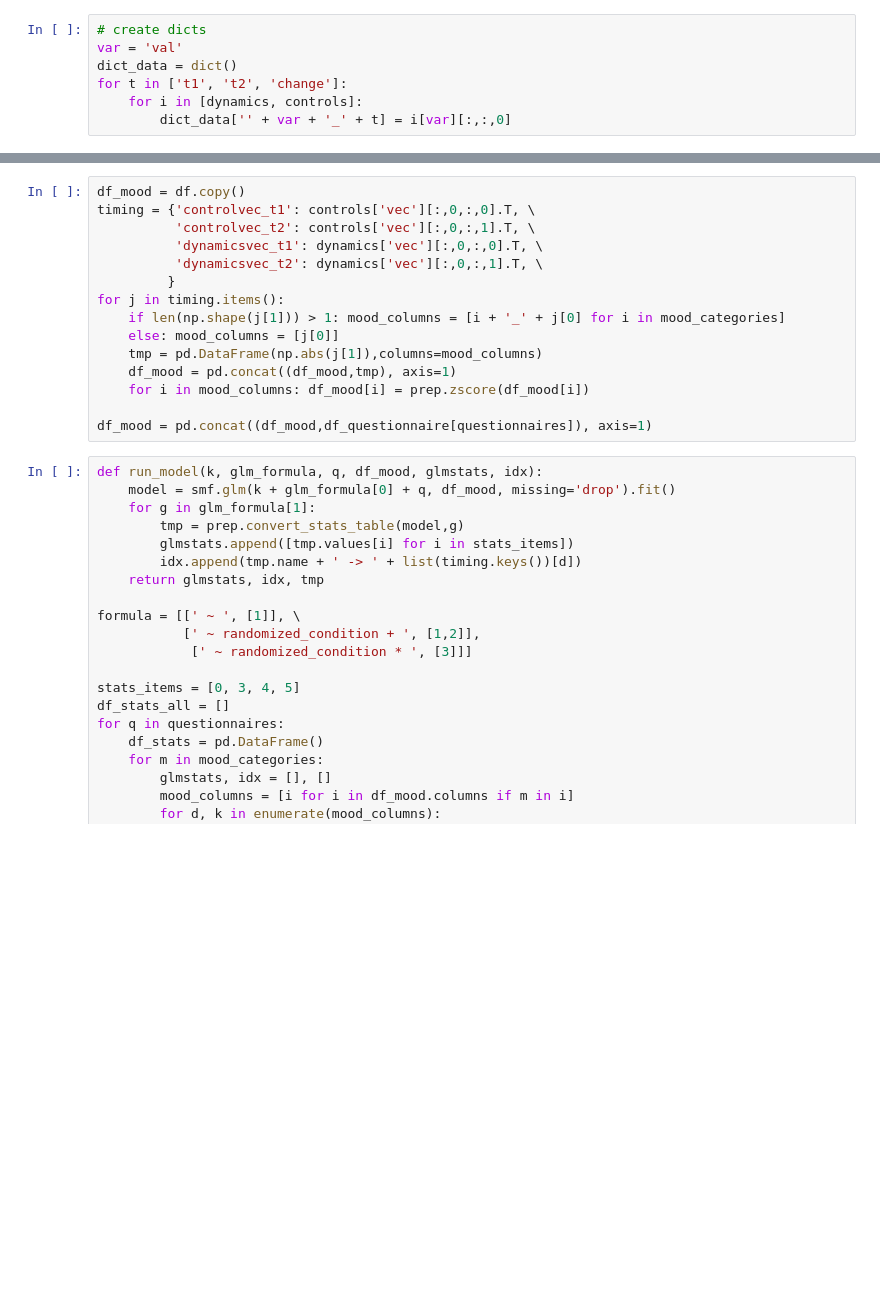
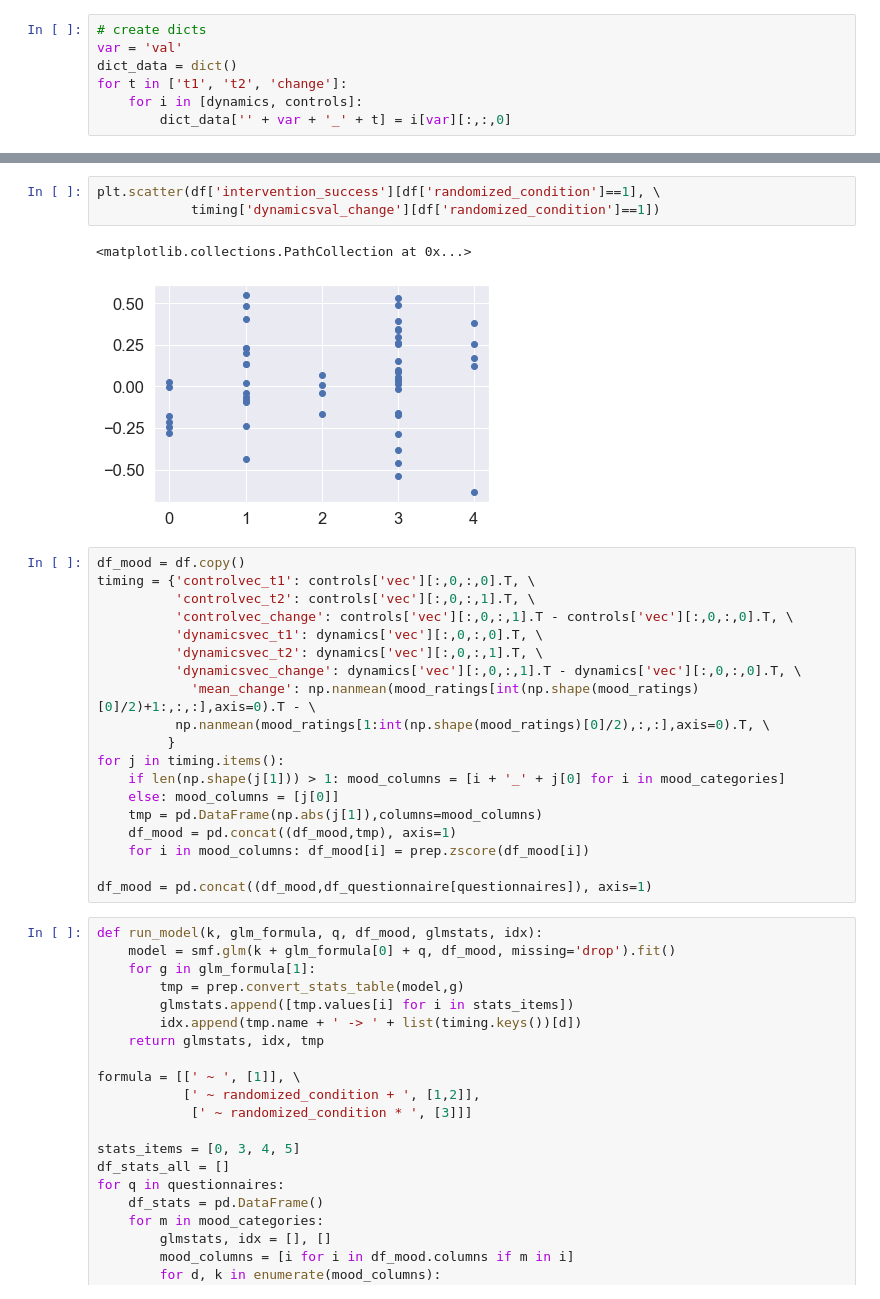
Before and after one commit to huyslab/emotioncon_public, a Jupyter notebook: analyses/modelling_analysis.ipynb, the cells around one changed output, grey strips where cells are left out. Drawn from its saved outputs; the diff is of its cells as text; blank space fills up the shorter version.

```diff
--- a/analyses/modelling_analysis.ipynb
+++ b/analyses/modelling_analysis.ipynb
@@ -596,9 +701,19 @@ for q in questionnaires:
+# %%
+plt.scatter(df['intervention_success'][df['randomized_condition']==1], \
+            timing['dynamicsval_change'][df['randomized_condition']==1])
+# %% [output]
+<matplotlib.collections.PathCollection at 0x...>
+[figure, added]
 # %%
 df_mood = df.copy()
 timing = {'controlvec_t1': controls['vec'][:,0,:,0].T, \
           'controlvec_t2': controls['vec'][:,0,:,1].T, \
+          'controlvec_change': controls['vec'][:,0,:,1].T - controls['vec'][:,0,:,0].T, \
           'dynamicsvec_t1': dynamics['vec'][:,0,:,0].T, \
           'dynamicsvec_t2': dynamics['vec'][:,0,:,1].T, \
+          'dynamicsvec_change': dynamics['vec'][:,0,:,1].T - dynamics['vec'][:,0,:,0].T, \
+            'mean_change': np.nanmean(mood_ratings[int(np.shape(mood_ratings)[0]/2)+1:,:,:],axis=0).T - \
+          np.nanmean(mood_ratings[1:int(np.shape(mood_ratings)[0]/2),:,:],axis=0).T, \
          }
 for j in timing.items():
     if len(np.shape(j[1])) > 1: mood_columns = [i + '_' + j[0] for i in mood_categories]
```
Also changed, not shown: parts of 11 cells of this notebook, 20 other files.
